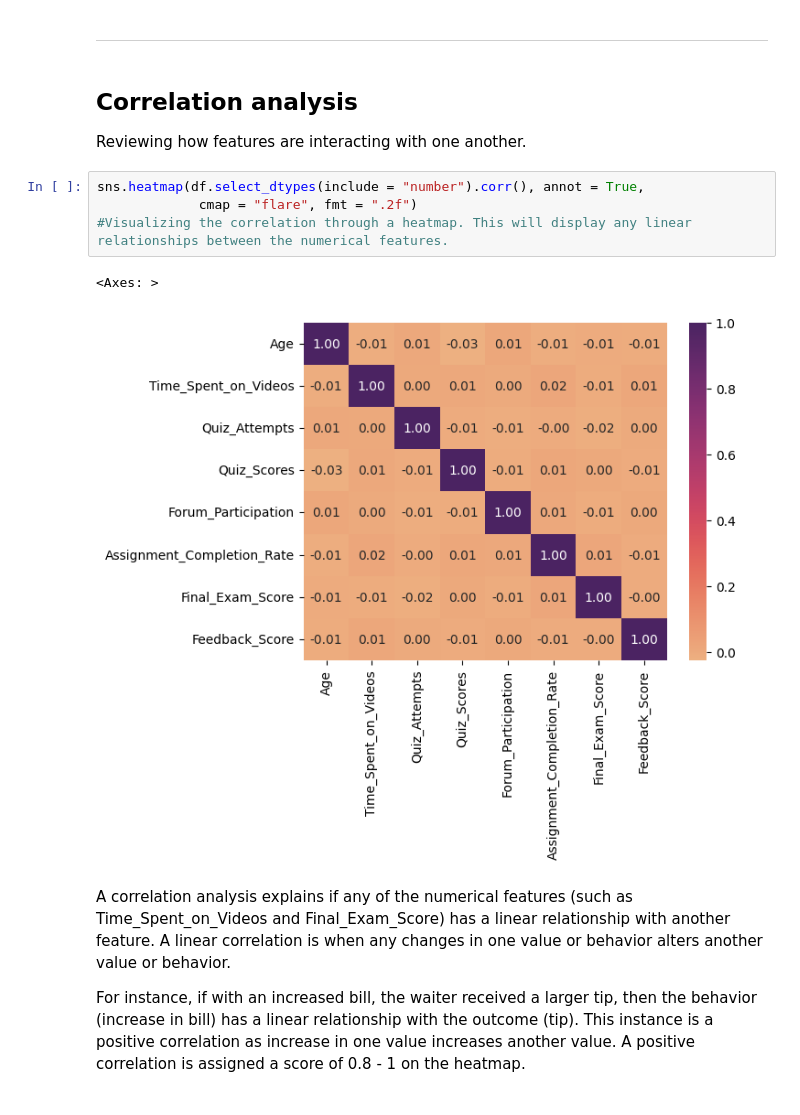
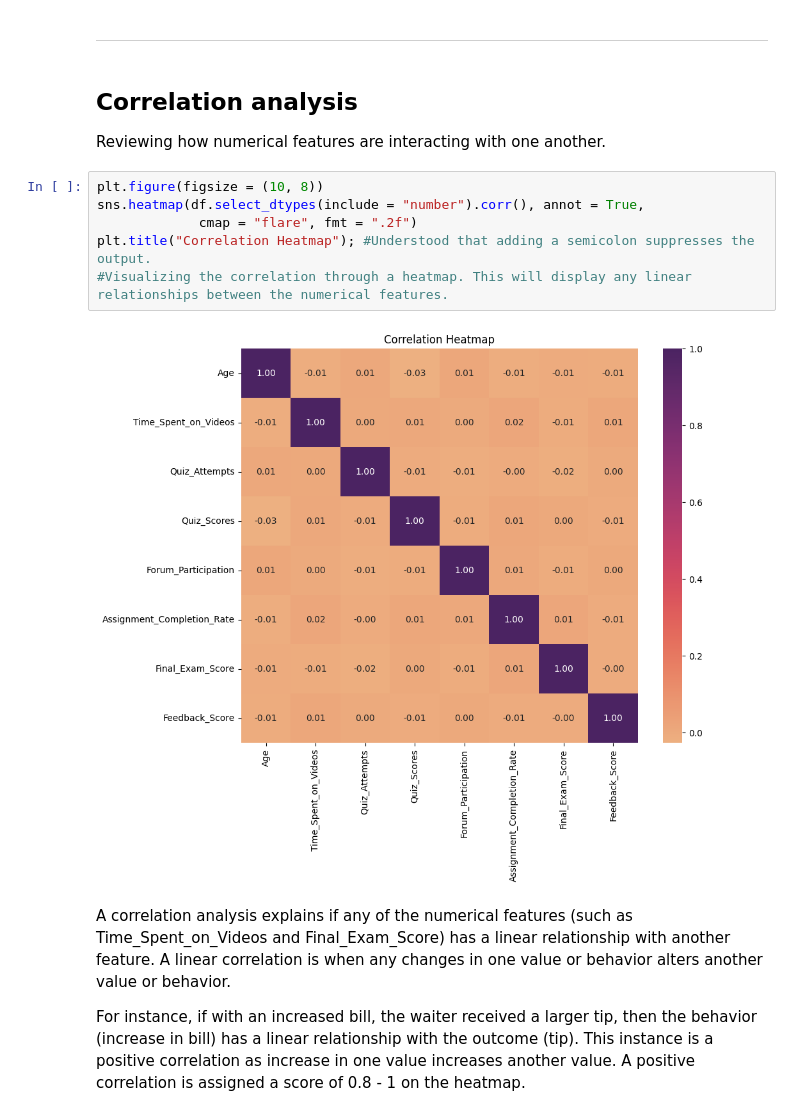
Before and after one commit to narendran-manoharan/synthetic_learning_behavior_analysis, a Jupyter notebook: project_work_jupyter_notebooks/synthetic_learning_behavior_analysis_extract.ipynb, the cells around one changed output. Drawn from its saved outputs; the diff is of its cells as text.

Commit message:
Update Correlation Heatmap title.

```diff
--- a/project_work_jupyter_notebooks/synthetic_learning_behavior_analysis_extract.ipynb
+++ b/project_work_jupyter_notebooks/synthetic_learning_behavior_analysis_extract.ipynb
@@ -430,14 +430,15 @@ The Quiz_Attempts boxplot appears to have no "whiskers", but they are just squis
 # %% [markdown]
 ## Correlation analysis
 
-Reviewing how features are interacting with one another.
+Reviewing how numerical features are interacting with one another.
 # %%
+plt.figure(figsize = (10, 8))
 sns.heatmap(df.select_dtypes(include = "number").corr(), annot = True,
              cmap = "flare", fmt = ".2f")
+plt.title("Correlation Heatmap"); #Understood that adding a semicolon suppresses the output.
 #Visualizing the correlation through a heatmap. This will display any linear relationships between the numerical features.
 # %% [output]
-<Axes: >
-[figure, old version]
+[figure, new version]
 # %% [markdown]
 A correlation analysis explains if any of the numerical features (such as Time_Spent_on_Videos and Final_Exam_Score) has a linear relationship with another feature. A linear correlation is when any changes in one value or behavior alters another value or behavior.
 
```
